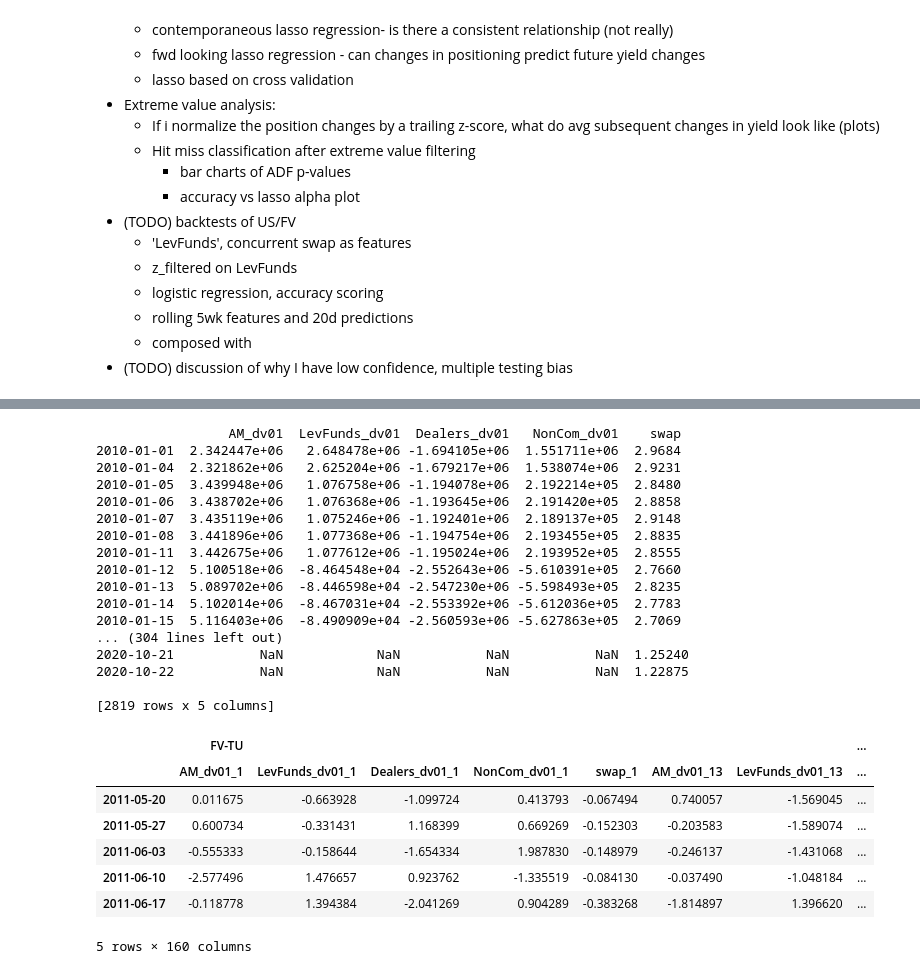
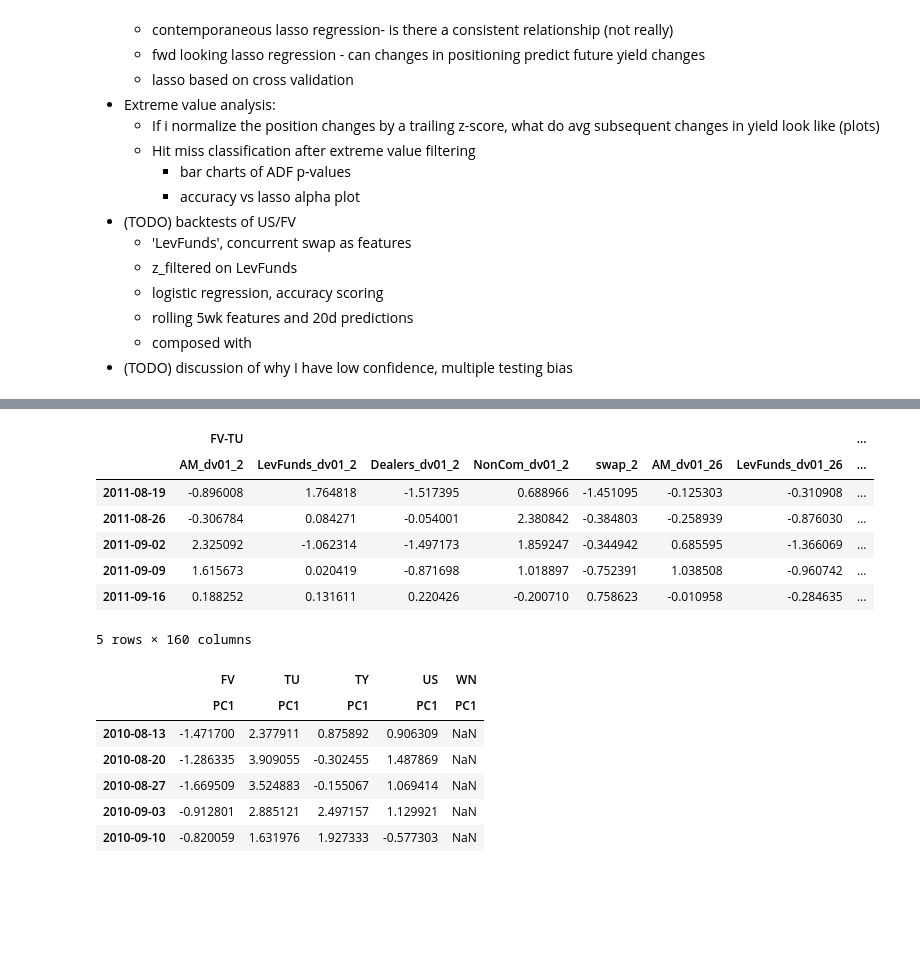
Before and after one commit to boneil33/FinML, a Jupyter notebook: MLFin/ExPtTest/sandbox-signals-postSub.ipynb, the cells around one changed output, grey strips where cells are left out. Drawn from its saved outputs; the diff is of its cells as text; code cells hidden in the pictures; blank space fills up the shorter version.

```diff
--- a/MLFin/ExPtTest/sandbox-signals-manyfeatures.ipynb
+++ b/MLFin/ExPtTest/sandbox-signals-postSub.ipynb
@@ -966,6 +958,8 @@ curves
 # %%
 # try something with many features
-windows = [1, 5, 13]
+
+# get the data first
+windows = [2, 8, 26]
 norm_window = 26 #wks
 fwd_per = 5 #days
 
@@ -975,56 +969,67 @@ for k, df in adj_ct_dfs.items():
     swap = CT_SWAP_MAP[k][0]
     dv01_ct_dfs[k] = df.loc[:, corr_feats].merge(swaps[swap].rename('swap'), left_index=True, right_index=True).copy(deep=True)
 
 for x in windows:
     j = pd.concat(dv01_ct_dfs, axis=1).asfreq('W-FRI', method='ffill').diff(x)
     fullwindow_dict[str(x)] = j
 
 full = pd.concat(fullwindow_dict, axis=1).swaplevel(0, 1, axis=1)
 full.columns = pd.MultiIndex.from_tuples([(col[0], '_'.join(reversed(col[1:])).strip()) for col in full.columns.values])
 full_norm = full.subtract(full.rolling(norm_window).mean())
 full_norm = full_norm.divide(full_norm.rolling(norm_window).std())
 
 # join swap diffs
 swap_diffs = swaps.copy(deep=True).diff(fwd_per).shift(-fwd_per)
 for ct in CT_SWAP_MAP.keys():
     swap = CT_SWAP_MAP[ct][0]
     full_norm[(ct, 'swap_fwd'+str(fwd_per))] = swap_diffs[swap]
 
 # compute curve data
 curve_diffs = {}
 for curve in curves:
     swap0 = CT_SWAP_MAP[curve[0]][0]
     swap1 = CT_SWAP_MAP[curve[1]][0]
     curve_diff = full_norm[curve[1]] - full_norm[curve[0]]
     curve_name = curve[1] + '-' + curve[0]
     curve_diffs[curve_name] = curve_diff
 
 norm_curve_data = pd.concat(curve_diffs, axis=1)
 norm_curve_data.dropna().head()
 # %% [output]
+|  | FV-TU |  |  |  |  |  |  | ... |
+|  | AM_dv01_2 | LevFunds_dv01_2 | Dealers_dv01_2 | NonCom_dv01_2 | swap_2 | AM_dv01_26 | LevFunds_dv01_26 | ... |
+| 2011-08-19 | -0.896008 | 1.764818 | -1.517395 | 0.688966 | -1.451095 | -0.125303 | -0.310908 | ... |
+| 2011-08-26 | -0.306784 | 0.084271 | -0.054001 | 2.380842 | -0.384803 | -0.258939 | -0.876030 | ... |
+| 2011-09-02 | 2.325092 | -1.062314 | -1.497173 | 1.859247 | -0.344942 | 0.685595 | -1.366069 | ... |
+| 2011-09-09 | 1.615673 | 0.020419 | -0.871698 | 1.018897 | -0.752391 | 1.038508 | -0.960742 | ... |
+| 2011-09-16 | 0.188252 | 0.131611 | 0.220426 | -0.200710 | 0.758623 | -0.010958 | -0.284635 | ... |
-                 AM_dv01  LevFunds_dv01  Dealers_dv01   NonCom_dv01    swap
-2010-01-01  2.342447e+06   2.648478e+06 -1.694105e+06  1.551711e+06  2.9684
-2010-01-04  2.321862e+06   2.625204e+06 -1.679217e+06  1.538074e+06  2.9231
-2010-01-05  3.439948e+06   1.076758e+06 -1.194078e+06  2.192214e+05  2.8480
-2010-01-06  3.438702e+06   1.076368e+06 -1.193645e+06  2.191420e+05  2.8858
-2010-01-07  3.435119e+06   1.075246e+06 -1.192401e+06  2.189137e+05  2.9148
-2010-01-08  3.441896e+06   1.077368e+06 -1.194754e+06  2.193455e+05  2.8835
-2010-01-11  3.442675e+06   1.077612e+06 -1.195024e+06  2.193952e+05  2.8555
-2010-01-12  5.100518e+06  -8.464548e+04 -2.552643e+06 -5.610391e+05  2.7660
-2010-01-13  5.089702e+06  -8.446598e+04 -2.547230e+06 -5.598493e+05  2.8235
-2010-01-14  5.102014e+06  -8.467031e+04 -2.553392e+06 -5.612036e+05  2.7783
-2010-01-15  5.116403e+06  -8.490909e+04 -2.560593e+06 -5.627863e+05  2.7069
-... (304 lines left out)
-2020-10-21           NaN            NaN           NaN           NaN  1.25240
-2020-10-22           NaN            NaN           NaN           NaN  1.22875
-
-[2819 rows x 5 columns]
+5 rows × 160 columns
-|  | FV-TU |  |  |  |  |  |  | ... |
-|  | AM_dv01_1 | LevFunds_dv01_1 | Dealers_dv01_1 | NonCom_dv01_1 | swap_1 | AM_dv01_13 | LevFunds_dv01_13 | ... |
-| 2011-05-20 | 0.011675 | -0.663928 | -1.099724 | 0.413793 | -0.067494 | 0.740057 | -1.569045 | ... |
-| 2011-05-27 | 0.600734 | -0.331431 | 1.168399 | 0.669269 | -0.152303 | -0.203583 | -1.589074 | ... |
-| 2011-06-03 | -0.555333 | -0.158644 | -1.654334 | 1.987830 | -0.148979 | -0.246137 | -1.431068 | ... |
-| 2011-06-10 | -2.577496 | 1.476657 | 0.923762 | -1.335519 | -0.084130 | -0.037490 | -1.048184 | ... |
-| 2011-06-17 | -0.118778 | 1.394384 | -2.041269 | 0.904289 | -0.383268 | -1.814897 | 1.396620 | ... |
-5 rows × 160 columns
+# %%
+# get pca data
+cols = ['AM', 'LevFunds', 'Dealers', 'OtherRep', 'NonCom']
+scores_dict = {}
+for ct in CT_SWAP_MAP.keys():
+    prepca_data = ct_dfs[ct].loc[:is_end_dt, cols].asfreq('W-TUE', method='ffill').diff(6).dropna(how='any')
+    prepca_data = prepca_data.subtract(prepca_data.rolling(norm_window).mean()).divide(prepca_data.rolling(norm_window).std())
+    prepca_data = prepca_data.dropna(how='any')
+    pca = PCA()
+    pca.fit(prepca_data)
+    pc_cols = ['PC'+str(i+1) for i in np.arange(pca.n_components_)]
+
+    exp_var = pd.DataFrame(zip(pca.explained_variance_ratio_, pc_cols),
+                           columns=['Expl. Var.','PC'])
+
+    scores = pd.DataFrame(pca.fit_transform(prepca_data), index=prepca_data.index, columns=pc_cols)
+    loadings = pd.DataFrame(pca.components_, index=['PC'+str(i) for i in np.arange(1,pca.n_components_+1)], columns=cols)
+    scores_dict[ct] = scores
+scores_df = pd.concat(scores_dict, axis=1).asfreq('W-FRI', method='ffill')
+scores_df.loc[:, idx[:, 'PC1']].head()
+# %% [output]
+|  | FV | TU | TY | US | WN |
+|  | PC1 | PC1 | PC1 | PC1 | PC1 |
+| 2010-08-13 | -1.471700 | 2.377911 | 0.875892 | 0.906309 | NaN |
+| 2010-08-20 | -1.286335 | 3.909055 | -0.302455 | 1.487869 | NaN |
+| 2010-08-27 | -1.669509 | 3.524883 | -0.155067 | 1.069414 | NaN |
+| 2010-09-03 | -0.912801 | 2.885121 | 2.497157 | 1.129921 | NaN |
+| 2010-09-10 | -0.820059 | 1.631976 | 1.927333 | -0.577303 | NaN |
 # %%
```
Also changed, not shown: parts of 11 cells of this notebook, 5 other files.
